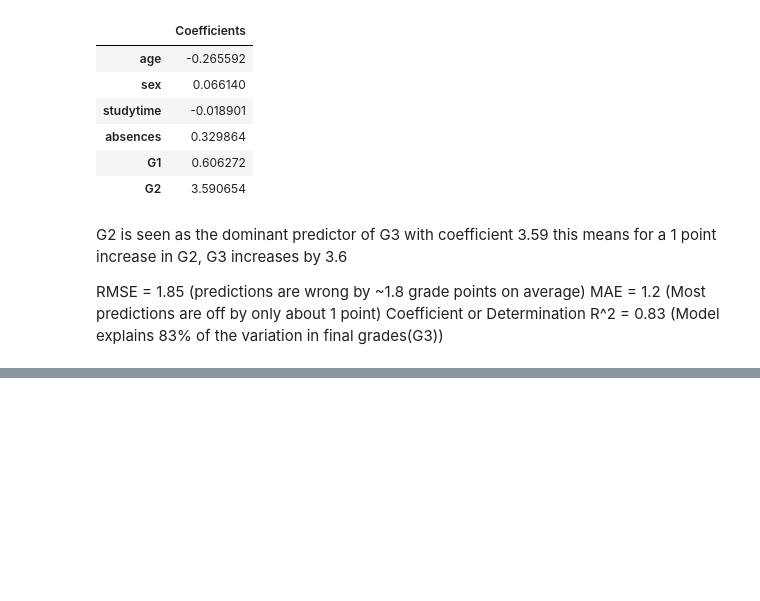
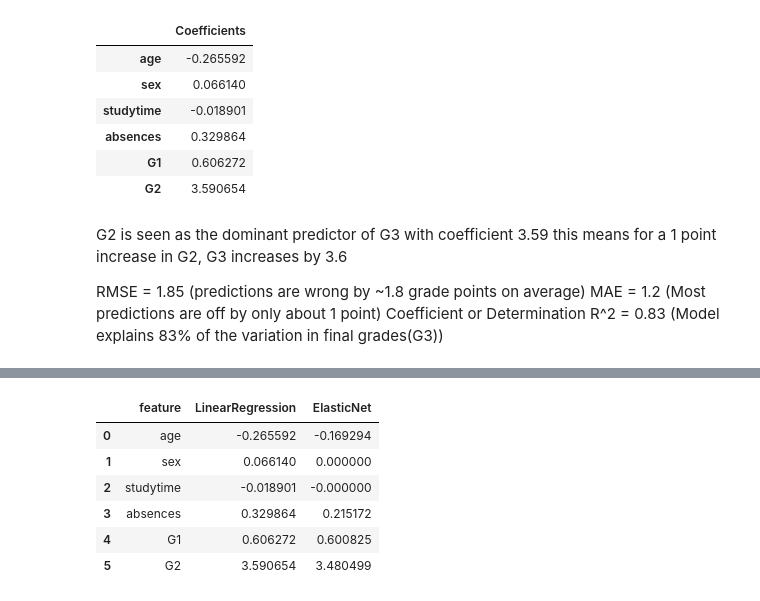
Before and after one commit to Nesta3313/GradePrediction, a Jupyter notebook: models/01_regression.ipynb, the cells around one changed output, grey strips where cells are left out. Cells and saved outputs as stored; diff of their text form; code cells hidden in the pictures; blank space fills up the shorter version.

```diff
--- a/models/01_regression.ipynb
+++ b/models/01_regression.ipynb
@@ -279,0 +329,5 @@ Coefficient or Determination R^2 = 0.83 (Model explains 83% of the variation in
+# %%
+param_grid = {
+    'model__alpha': [0.001, 0.01, 0.1, 1, 5, 10],
+    'model__l1_ratio': [0.1, 0.3, 0.5, 0.7, 0.9]
+}
@@ -279,0 +445,15 @@ Coefficient or Determination R^2 = 0.83 (Model explains 83% of the variation in
+# %%
+elastic_coef = best_mdl.named_steps['model'].coef_
+pd.DataFrame({
+    'feature': X.columns,
+    'LinearRegression': coef,
+    'ElasticNet': elastic_coef
+})
+# %% [output]
+|  | feature | LinearRegression | ElasticNet |
+| 0 | age | -0.265592 | -0.169294 |
+| 1 | sex | 0.066140 | 0.000000 |
+| 2 | studytime | -0.018901 | -0.000000 |
+| 3 | absences | 0.329864 | 0.215172 |
+| 4 | G1 | 0.606272 | 0.600825 |
+| 5 | G2 | 3.590654 | 3.480499 |
```
Also changed, not shown: parts of 14 cells of this notebook, 1 other file.
